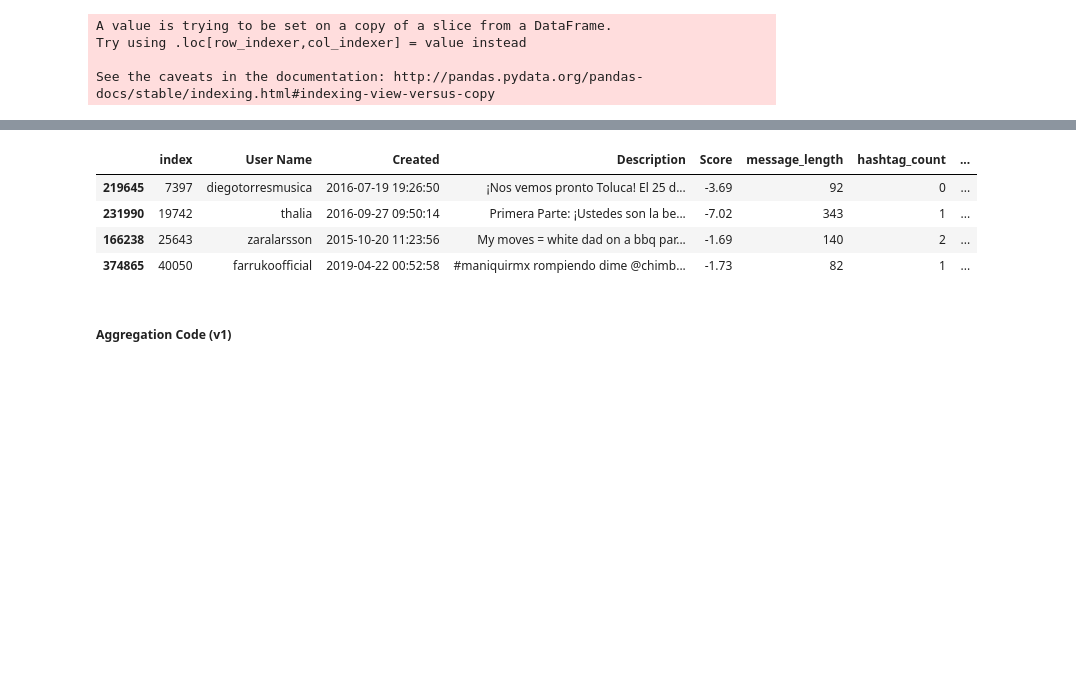
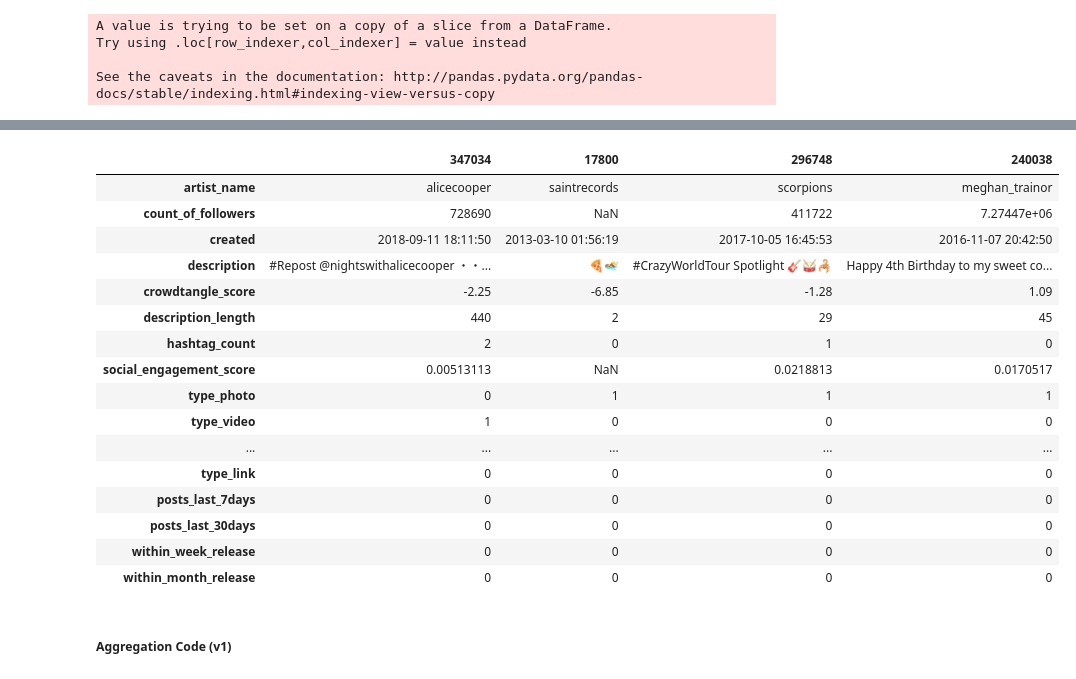
Before and after one commit to ghazalerfani/SocialMedia-Music, a Jupyter notebook: Instagram_EDA.ipynb, the cells around one changed output, grey strips where cells are left out. Cells and saved outputs as stored; diff of their text form; code cells hidden in the pictures; blank space fills up the shorter version.

```diff
--- a/Instagram_EDA.ipynb
+++ b/Instagram_EDA.ipynb
@@ -194,9 +203,10 @@ Counter({'12am-6am': 55798,
 # %%
 #Time between prior and current post
+df_selected.sort_values(by=['User Name','Created'], inplace=True)
 df_selected['time_since_last_post'] = df_selected.groupby('User Name')['Created'].diff()
 # %%
 #Dropping extraneous columns
-df_selected.drop(['Likes','Comments','Views','Followers at Posting','time_of_day'],axis=1,inplace=True)
+df_selected.drop(['Likes','Comments','Views','time_of_day','index'],axis=1,inplace=True)
 df_selected.drop('Type',axis=1,inplace=True)
 # %%
 df_selected[df_selected['User Name'] == 'shakira']
@@ -222,8 +232,34 @@ df_selected[df_selected['User Name'] == 'shakira']
+# %%
+#Rename the columns to align with rest of team
+df_selected.rename(columns={'Description':'description', 'Score': 'crowdtangle_score',
+                           'Followers at Posting': 'count_of_followers', 'User Name':'artist_name',
+                           'Created': 'created', 'type_Video': 'type_video','type_Photo':'type_photo'
+                           },inplace=True)
+# %%
+#Add Missing Columns as zero
+df_selected['type_text'] = 0
+df_selected['type_link'] = 0
+df_selected['posts_last_7days'] = 0 #to be removed once real coding is available
+df_selected['posts_last_30days'] = 0 #to be removed once real coding is available
+df_selected['within_week_release'] = 0 #to be removed once real coding is available
+df_selected['within_month_release'] = 0 #to be removed once real coding is available
 # %%
-df_selected.sample(4)
+df_selected.sample(4).T
 # %% [output]
-|  | index | User Name | Created | Description | Score | message_length | hashtag_count | ... |
-| 219645 | 7397 | diegotorresmusica | 2016-07-19 19:26:50 | ¡Nos vemos pronto Toluca! El 25 d... | -3.69 | 92 | 0 | ... |
-| 231990 | 19742 | thalia | 2016-09-27 09:50:14 | Primera Parte: ¡Ustedes son la be... | -7.02 | 343 | 1 | ... |
-| 166238 | 25643 | zaralarsson | 2015-10-20 11:23:56 | My moves = white dad on a bbq par... | -1.69 | 140 | 2 | ... |
-| 374865 | 40050 | farrukoofficial | 2019-04-22 00:52:58 | #maniquirmx rompiendo dime @chimb... | -1.73 | 82 | 1 | ... |
+|  | 347034 | 17800 | 296748 | 240038 |
+| artist_name | alicecooper | saintrecords | scorpions | meghan_trainor |
+| count_of_followers | 728690 | NaN | 411722 | 7.27447e+06 |
+| created | 2018-09-11 18:11:50 | 2013-03-10 01:56:19 | 2017-10-05 16:45:53 | 2016-11-07 20:42:50 |
+| description | #Repost @nightswithalicecooper ・・... | 🍕🏊 | #CrazyWorldTour Spotlight 🎸🥁🦂 | Happy 4th Birthday to my sweet co... |
+| crowdtangle_score | -2.25 | -6.85 | -1.28 | 1.09 |
+| description_length | 440 | 2 | 29 | 45 |
+| hashtag_count | 2 | 0 | 1 | 0 |
+| social_engagement_score | 0.00513113 | NaN | 0.0218813 | 0.0170517 |
+| type_photo | 0 | 1 | 1 | 1 |
+| type_video | 1 | 0 | 0 | 0 |
+| ... | ... | ... | ... | ... |
+| type_link | 0 | 0 | 0 | 0 |
+| posts_last_7days | 0 | 0 | 0 | 0 |
+| posts_last_30days | 0 | 0 | 0 | 0 |
+| within_week_release | 0 | 0 | 0 | 0 |
+| within_month_release | 0 | 0 | 0 | 0 |
```
Also changed, not shown: parts of 11 cells of this notebook, 1 other file.
